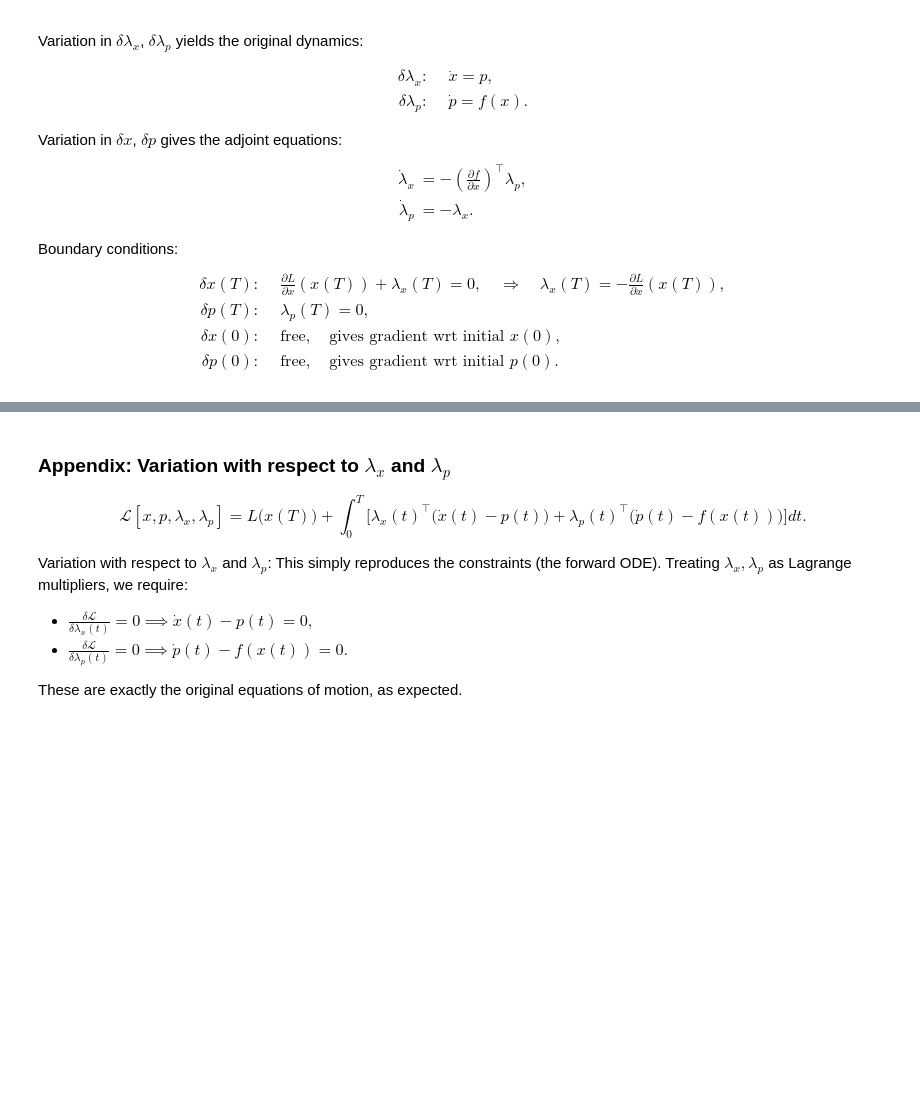
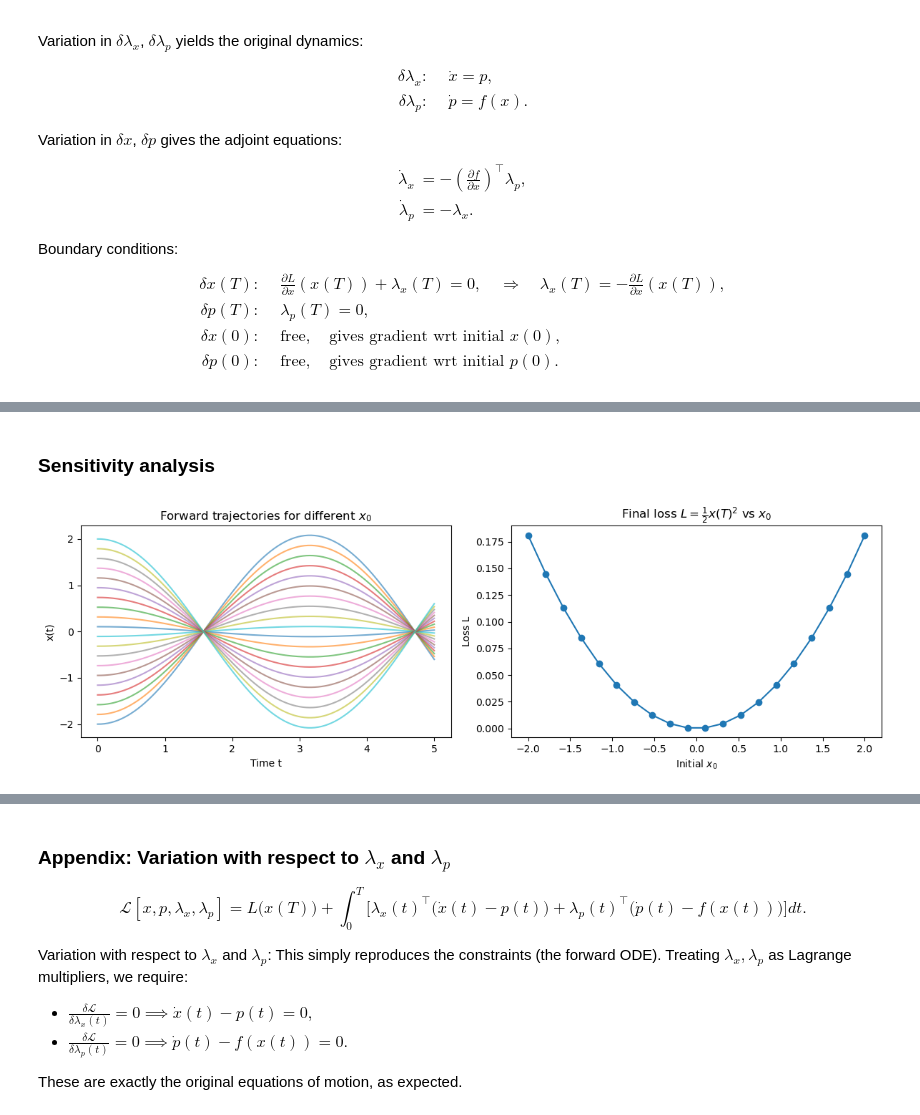
Before and after one commit to AZhou00/adjoint-demo, a Jupyter notebook: notebook/basics.ipynb, the cells around one changed output, grey strips where cells are left out. Drawn from its saved outputs; the diff is of its cells as text; code cells hidden in the pictures; blank space fills up the shorter version.

```diff
--- a/notebook/basics.ipynb
+++ b/notebook/basics.ipynb
@@ -136,0 +305,41 @@ with terminal conditions:
+# %% [markdown]
+### Sensitivity analysis
+# %%
+# -------------------------------------
+# Sweep over initial x0 to compute the trajectory and loss
+# -------------------------------------
+x0s = jnp.linspace(-2, 2, 20)
+trajectories = []
+losses = []
+adjoint_grads = []
+
+for x0 in x0s:
+    ts, xs, ps, λxs, λps = simulate(x0=x0)
+    trajectories.append(xs)
+    losses.append(0.5 * xs[-1]**2)
+    adjoint_grads.append(λxs[0])
+
+trajectories = jnp.stack(trajectories)
+losses = jnp.array(losses)
+adjoint_grads = jnp.array(adjoint_grads)
+
+# -------------------------------------
+# Left (trajectories), Right (loss vs x0)
+# -------------------------------------
+fig, (ax1, ax2) = plt.subplots(1, 2, figsize=(12, 4))
+
+for i in range(len(x0s)):
+    ax1.plot(ts, trajectories[i], alpha=0.6)
+ax1.set_title('Forward trajectories for different $x_0$')
+ax1.set_xlabel('Time t')
+ax1.set_ylabel('x(t)')
+
+ax2.plot(x0s, losses, marker='o')
+ax2.set_title('Final loss $L=\\frac{1}{2}x(T)^2$ vs $x_0$')
+ax2.set_xlabel('Initial $x_0$')
+ax2.set_ylabel('Loss L')
+
+plt.tight_layout()
+plt.show()
+# %% [output]
+[figure, added]
```
Also changed, not shown: parts of 12 cells of this notebook.
